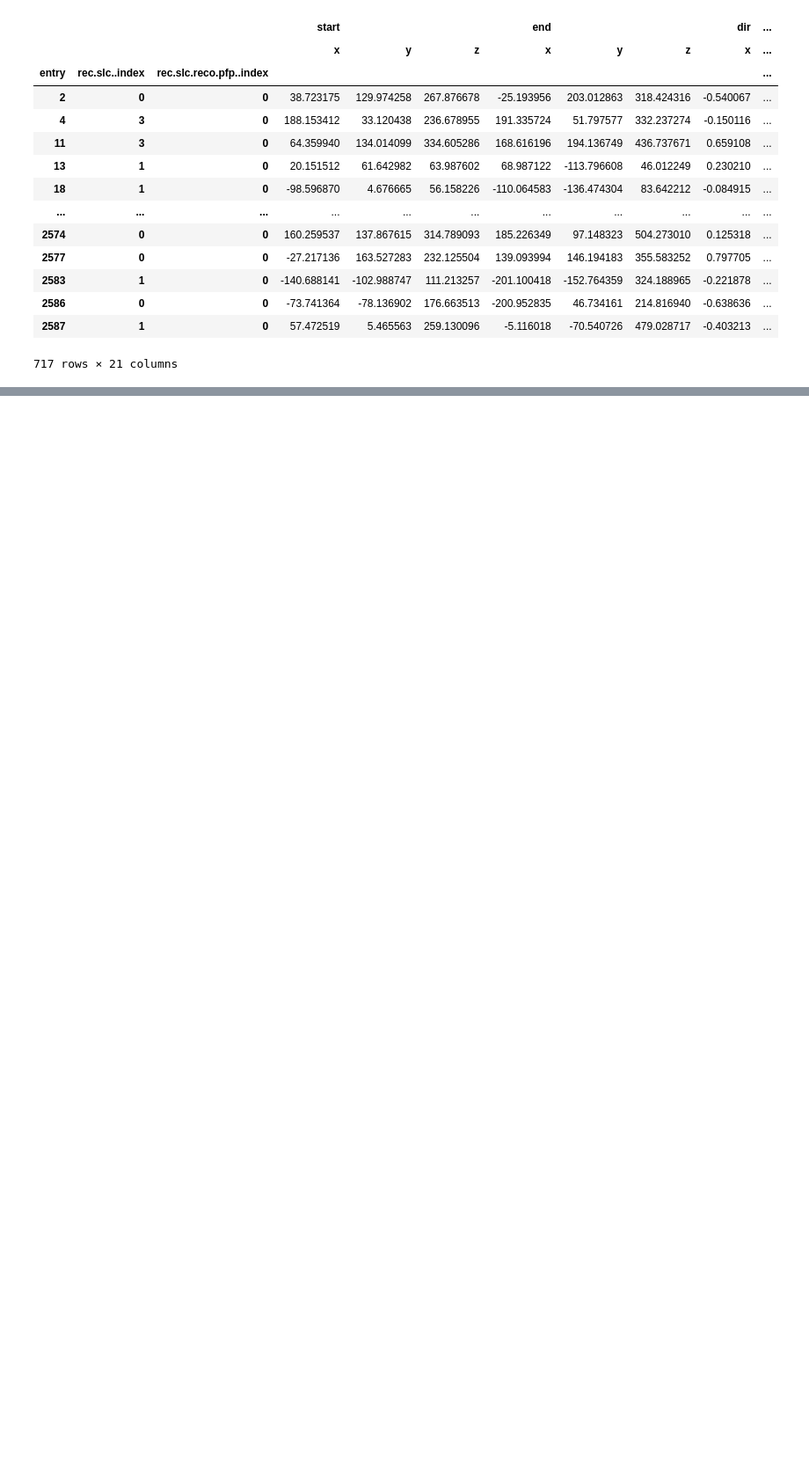
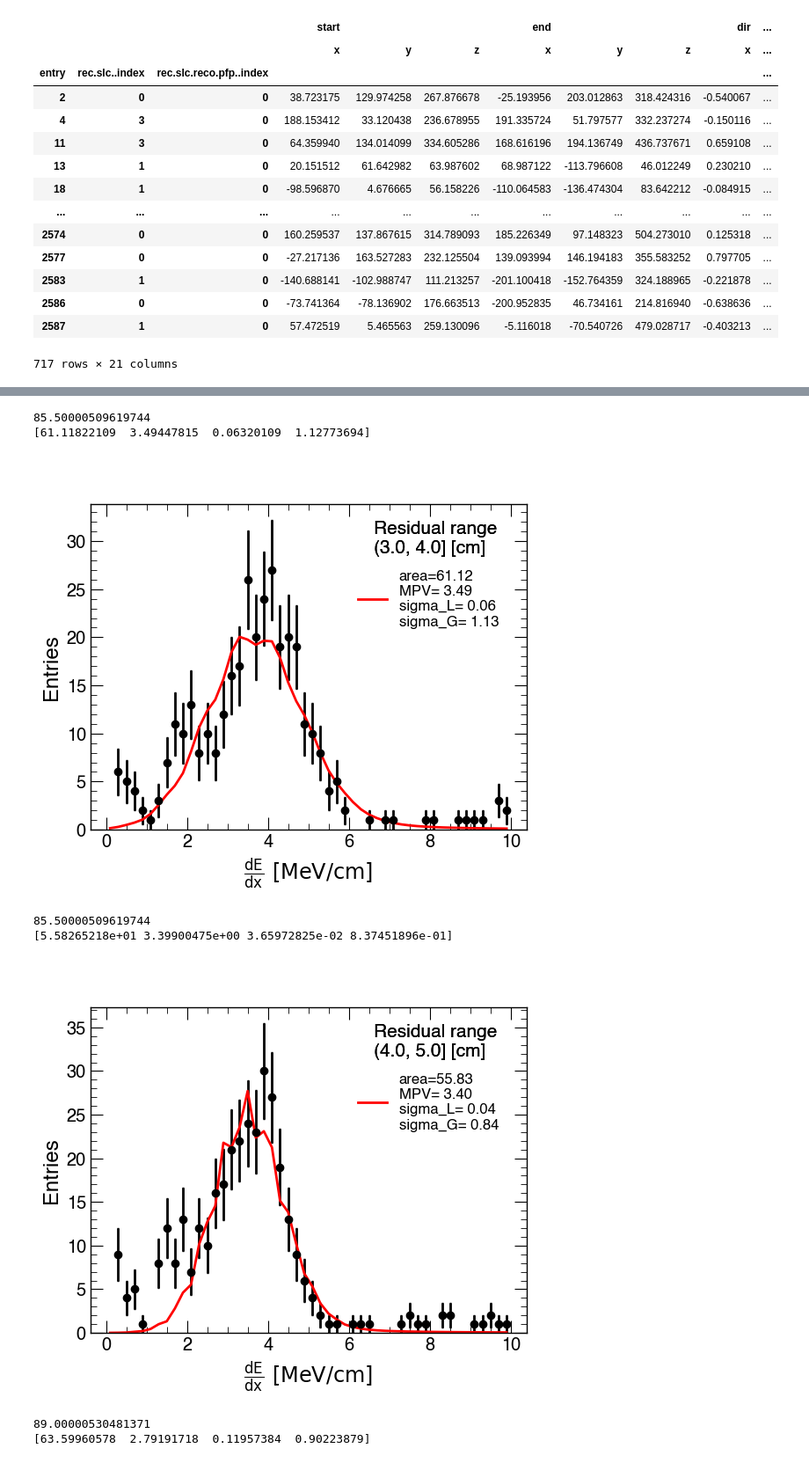
Before and after one commit to sungbinoh/SBND_chi2_study, a Jupyter notebook: chi2_pid_ana.ipynb, the cells around one changed output, grey strips where cells are left out. Shown at 88% size. Drawn from its saved outputs; the diff is of its cells as text; code cells hidden in the pictures; blank space fills up the shorter version.

Commit message:
Langau fit done

```diff
--- a/chi2_pid_ana.ipynb
+++ b/chi2_pid_ana.ipynb
@@ -251,0 +337,11 @@ plt.show()
+# %%
+rr_vs_dedx_langau(hit0_sel_df, "plane0_", "")
+# %% [output]
+85.50000509619744
+[61.11822109  3.49447815  0.06320109  1.12773694]
+[figure, added]
+85.50000509619744
+[5.58265218e+01 3.39900475e+00 3.65972825e-02 8.37451896e-01]
+[figure, added]
+89.00000530481371
+[63.59960578  2.79191718  0.11957384  0.90223879]
```
Also changed, not shown: parts of 5 cells of this notebook.
